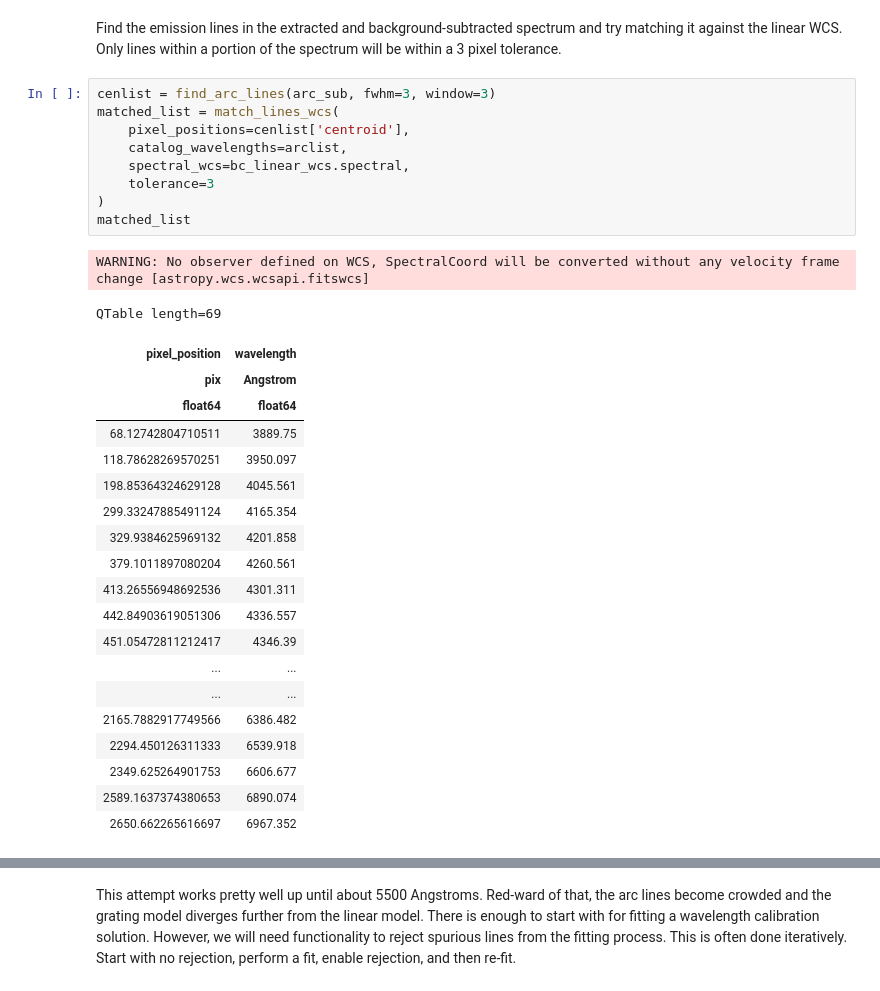
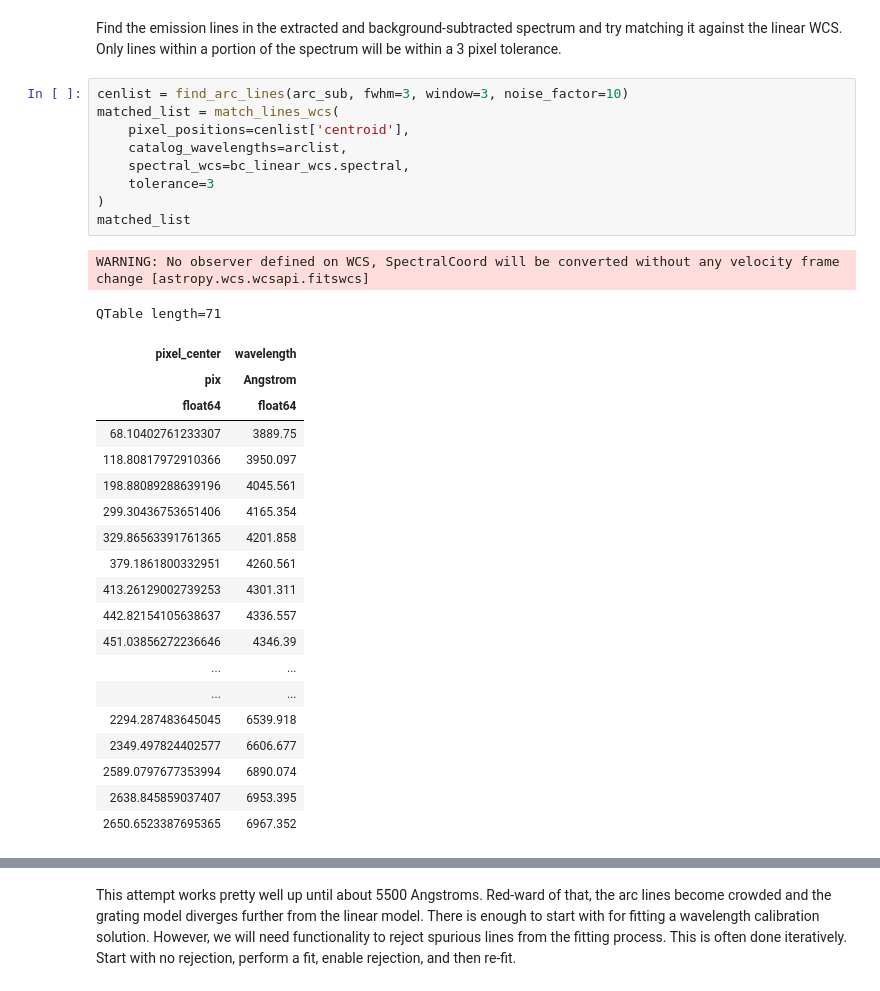
Before and after one commit to astropy/specreduce, a Jupyter notebook: notebook_sandbox/wavecal_demo.ipynb, the cells around one changed output, grey strips where cells are left out. Drawn from its saved outputs; the diff is of its cells as text.

```diff
--- a/notebook_sandbox/wavecal_demo.ipynb
+++ b/notebook_sandbox/wavecal_demo.ipynb
@@ -111,35 +112,35 @@ plt.show()
 # %% [markdown]
 Find the emission lines in the extracted and background-subtracted spectrum and try matching it against the linear WCS. Only lines within a portion of the spectrum will be within a 3 pixel tolerance.
 # %%
-cenlist = find_arc_lines(arc_sub, fwhm=3, window=3)
+cenlist = find_arc_lines(arc_sub, fwhm=3, window=3, noise_factor=10)
 matched_list = match_lines_wcs(
     pixel_positions=cenlist['centroid'],
     catalog_wavelengths=arclist,
     spectral_wcs=bc_linear_wcs.spectral,
     tolerance=3
 )
 matched_list
 # %% [output]
 WARNING: No observer defined on WCS, SpectralCoord will be converted without any velocity frame change [astropy.wcs.wcsapi.fitswcs]
-QTable length=69
+QTable length=71
-| pixel_position | wavelength |
+| pixel_center | wavelength |
 | pix | Angstrom |
 | float64 | float64 |
-| 68.12742804710511 | 3889.75 |
-| 118.78628269570251 | 3950.097 |
-| 198.85364324629128 | 4045.561 |
-| 299.33247885491124 | 4165.354 |
-| 329.9384625969132 | 4201.858 |
-| 379.1011897080204 | 4260.561 |
-| 413.26556948692536 | 4301.311 |
-| 442.84903619051306 | 4336.557 |
-| 451.05472811212417 | 4346.39 |
+| 68.10402761233307 | 3889.75 |
+| 118.80817972910366 | 3950.097 |
+| 198.88089288639196 | 4045.561 |
+| 299.30436753651406 | 4165.354 |
+| 329.86563391761365 | 4201.858 |
+| 379.1861800332951 | 4260.561 |
+| 413.26129002739253 | 4301.311 |
+| 442.82154105638637 | 4336.557 |
+| 451.03856272236646 | 4346.39 |
 | ... | ... |
 | ... | ... |
-| 2165.7882917749566 | 6386.482 |
-| 2294.450126311333 | 6539.918 |
-| 2349.625264901753 | 6606.677 |
-| 2589.1637374380653 | 6890.074 |
-| 2650.662265616697 | 6967.352 |
+| 2294.287483645045 | 6539.918 |
+| 2349.497824402577 | 6606.677 |
+| 2589.0797677353994 | 6890.074 |
+| 2638.845859037407 | 6953.395 |
+| 2650.6523387695365 | 6967.352 |
 # %%
 fig = plt.figure()
```
Also changed, not shown: parts of 2 cells of this notebook, 2 other files.
